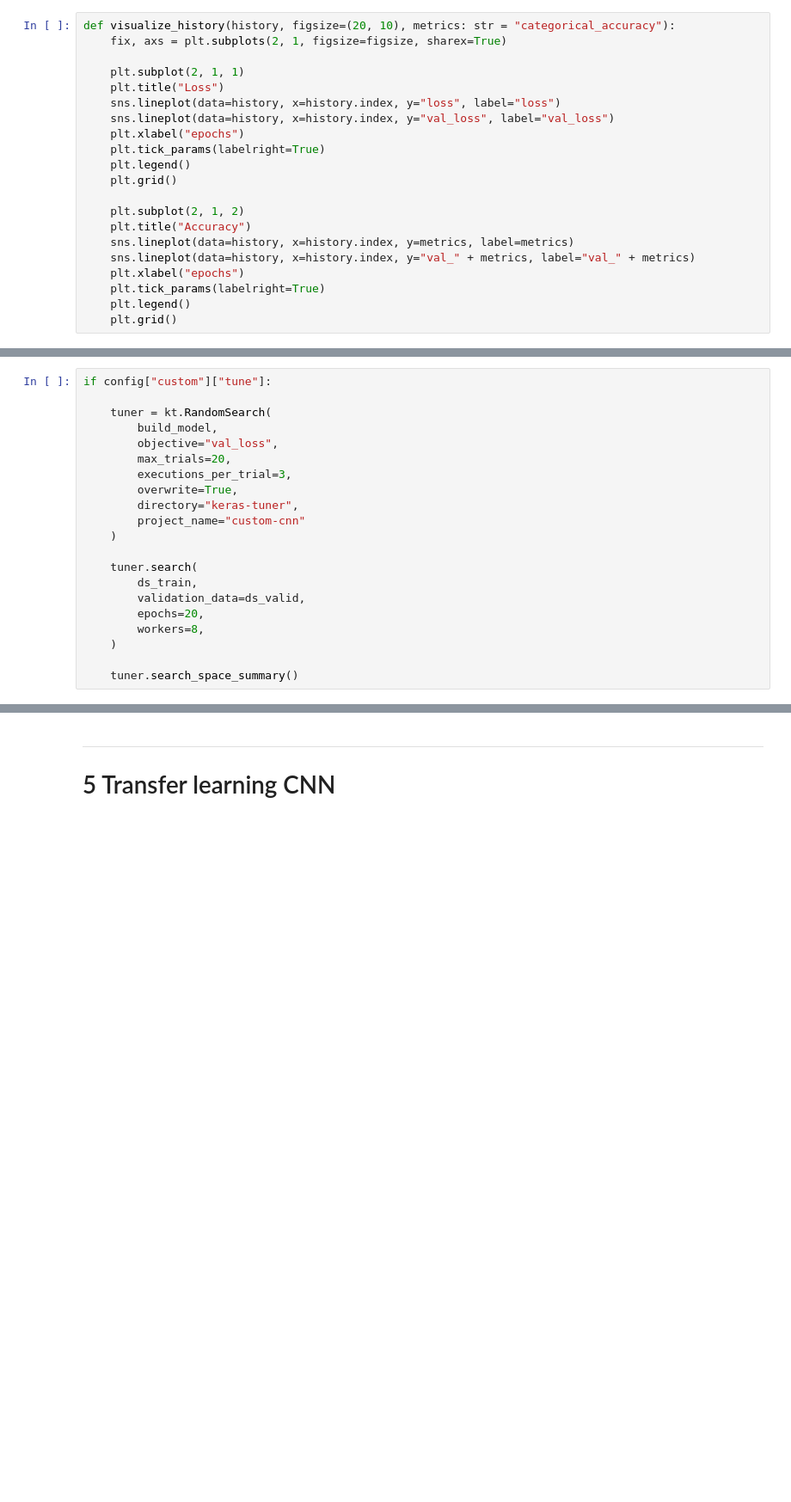
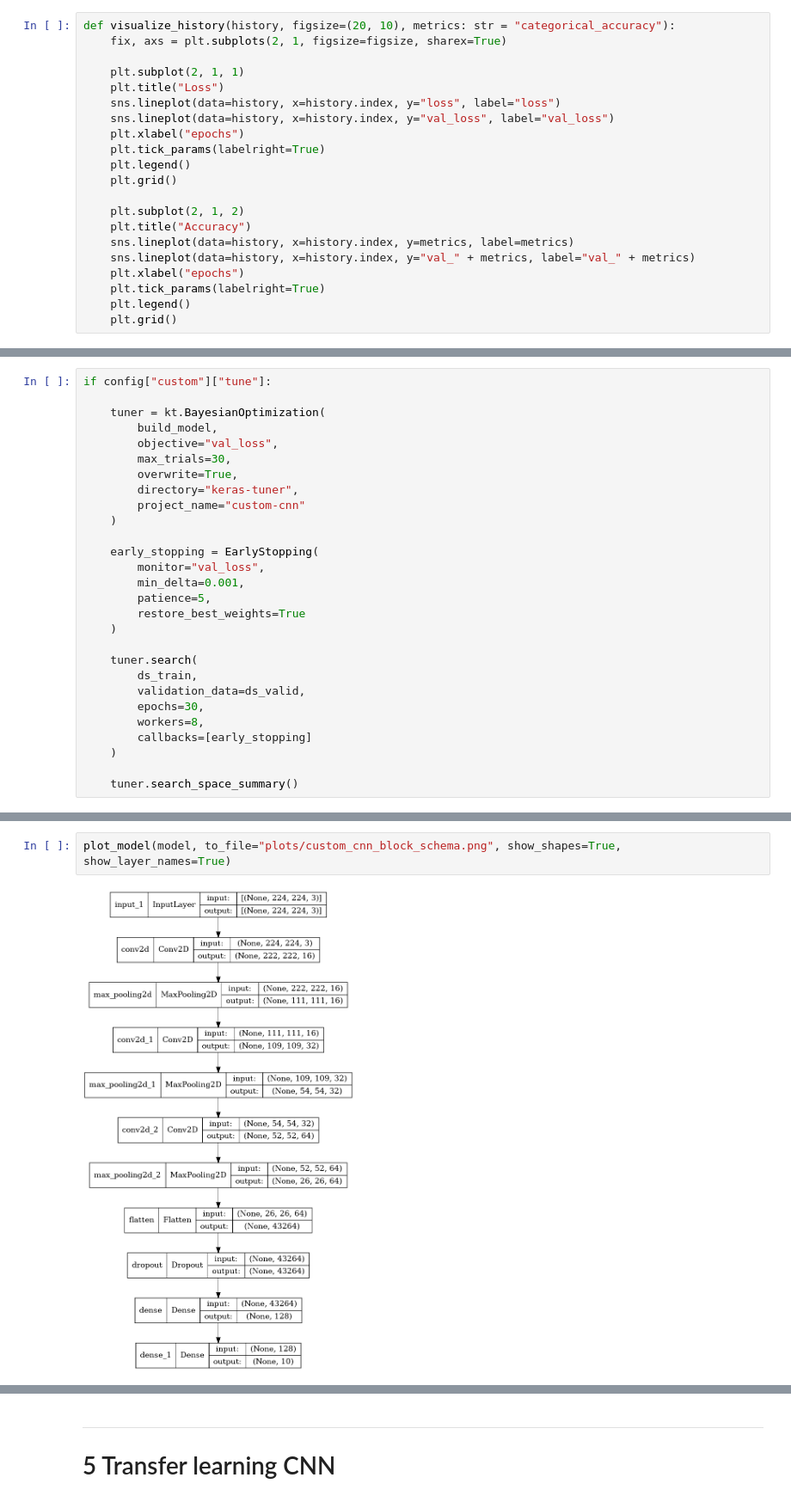
Before and after one commit to curiousmindflow/oc-ml-p6, a Jupyter notebook: cnn.ipynb, the cells around one changed output, grey strips where cells are left out. Shown at 86% size. Drawn from its saved outputs; the diff is of its cells as text; blank space fills up the shorter version.

Commit message:
re train custom cnn and add new plots

```diff
--- a/cnn.ipynb
+++ b/cnn.ipynb
@@ -576,21 +541,28 @@ if config["custom"]["tune"]:
 # %%
 if config["custom"]["tune"]:
 
-    tuner = kt.RandomSearch(
+    tuner = kt.BayesianOptimization(
         build_model,
         objective="val_loss",
-        max_trials=20,
-        executions_per_trial=3,
+        max_trials=30,
         overwrite=True,
         directory="keras-tuner",
         project_name="custom-cnn"
     )
 
+    early_stopping = EarlyStopping(
+        monitor="val_loss",
+        min_delta=0.001,
+        patience=5,
+        restore_best_weights=True
+    )
+
     tuner.search(
         ds_train,
         validation_data=ds_valid,
-        epochs=20,
+        epochs=30,
         workers=8,
+        callbacks=[early_stopping]
     )
 
     tuner.search_space_summary()
@@ -705,4 +615,8 @@ Non-trainable params: 224
 _________________________________________________________________
+# %%
+plot_model(model, to_file="plots/custom_cnn_block_schema.png", show_shapes=True, show_layer_names=True)
+# %% [output]
+[figure, added]
 # %%
 if config["custom"]["saved"]:
 
```
Also changed, not shown: parts of 22 cells of this notebook, 16 other files.
